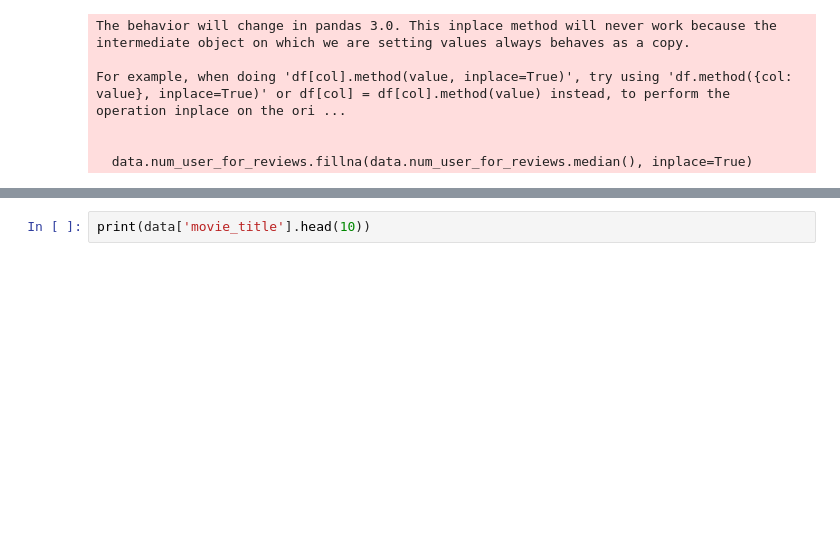
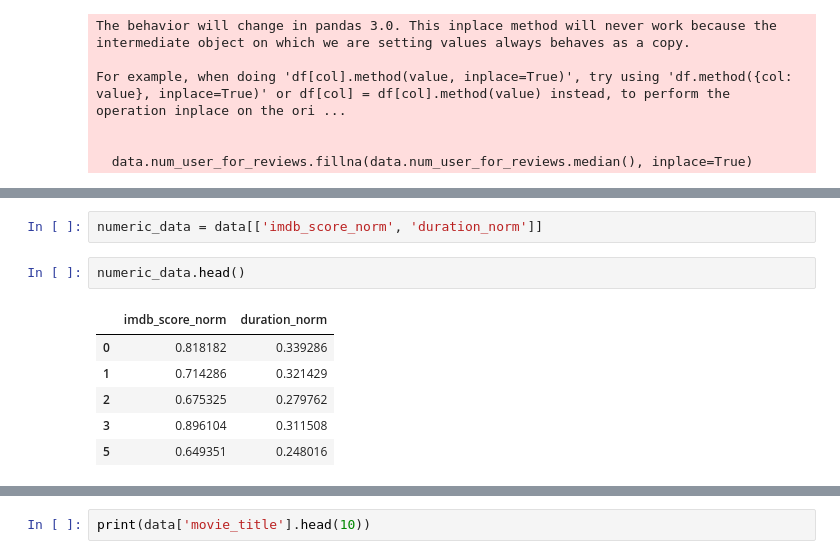
Before and after one commit to Djax05/Movie-Recommender, a Jupyter notebook: notebooks/data_analysis.ipynb, the cells around one changed output, grey strips where cells are left out. Cells and saved outputs as stored; diff of their text form; blank space fills up the shorter version.

```diff
--- a/notebooks/data_analysis.ipynb
+++ b/notebooks/data_analysis.ipynb
@@ -156,0 +256,11 @@ data['merged_text_columns'] = (
+# %%
+numeric_data = data[['imdb_score_norm', 'duration_norm']]
+# %%
+numeric_data.head()
+# %% [output]
+|  | imdb_score_norm | duration_norm |
+| 0 | 0.818182 | 0.339286 |
+| 1 | 0.714286 | 0.321429 |
+| 2 | 0.675325 | 0.279762 |
+| 3 | 0.896104 | 0.311508 |
+| 5 | 0.649351 | 0.248016 |
```
Also changed, not shown: parts of 24 cells of this notebook, 5 other files.
